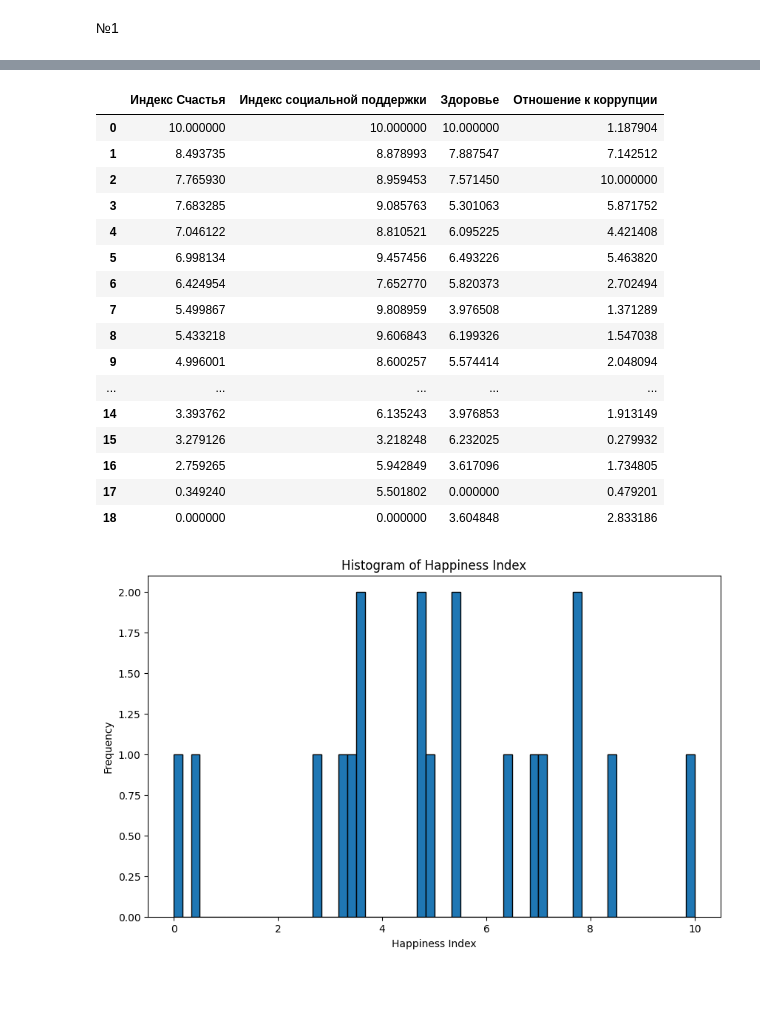
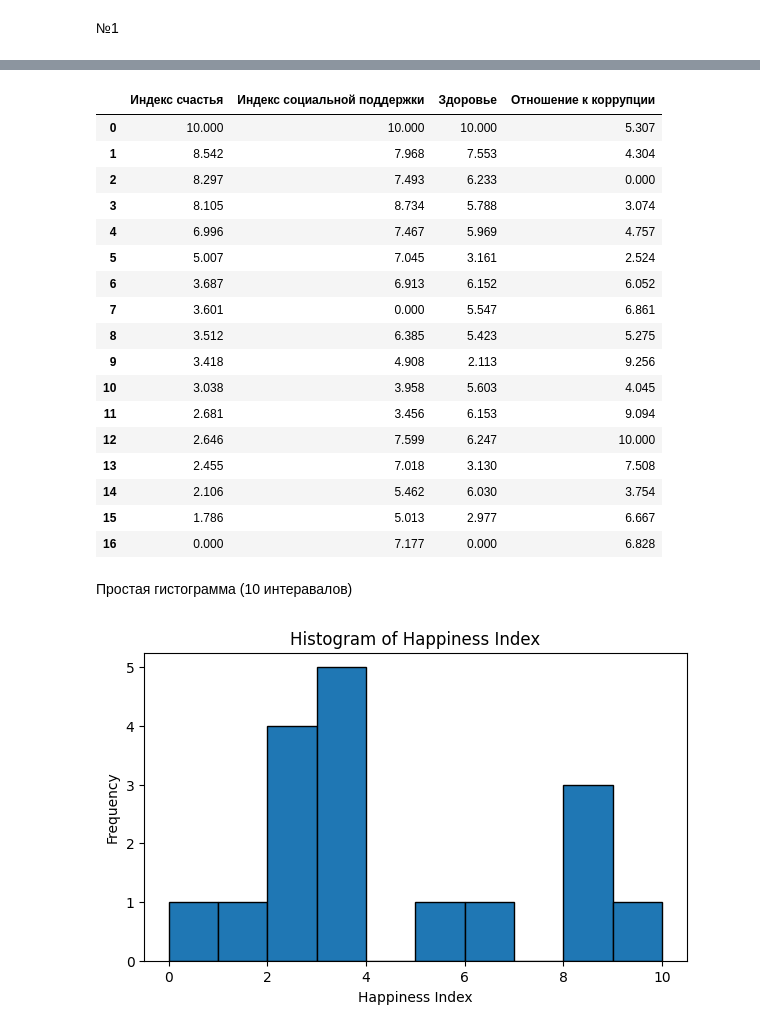
Before and after one commit to Sypoo1/TVIMS, a Jupyter notebook: main.ipynb, the cells around one changed output, grey strips where cells are left out. Saved outputs shown, nothing was run; the diff lists cells and outputs as text; code cells hidden in the pictures; blank space fills up the shorter version.

```diff
--- a/main.ipynb
+++ b/main.ipynb
@@ -2,14 +2,17 @@
 №1
 # %%
 import pandas as pd
+import numpy as np
+from sklearn.preprocessing import MinMaxScaler
+import matplotlib.pyplot as plt
+
+
 df_2015 = pd.read_excel('Индекс счастья - данные 2015-2022 для ИДЗ.xlsx', sheet_name='2015')
 
-countries_2015 = df_2015[df_2015['Region'] == 'Middle East and Northern Africa']['Country'].tolist()
 
-
-df_2017 = pd.read_excel('Индекс счастья - данные 2015-2022 для ИДЗ.xlsx', sheet_name='2017')
-
-df_2017 = df_2017[df_2017['Country'].isin(countries_2015)]
-df_2017 = df_2017[['Индекс Счастья', 'Индекс социальной поддержки','Здоровье','Отношение к коррупции']]
-df_2017
+df_2021 = pd.read_excel('Индекс счастья - данные 2015-2022 для ИДЗ.xlsx', sheet_name='2021')
+df_2021 = df_2021[df_2021['Regional indicator']=='Middle East and North Africa']
+df_2021 = df_2021[['Индекс счастья', 'Индекс социальной поддержки','Здоровье','Отношение к коррупции']]
+df_2021.reset_index(drop=True, inplace=True)
+df_2021
 # %% [output]
@@ -33,39 +37,40 @@ df_2017
 # %%
-from sklearn.preprocessing import MinMaxScaler
+
 
 scaler = MinMaxScaler(feature_range=(0, 10))
-df_2017[['Индекс Счастья', 'Индекс социальной поддержки','Здоровье','Отношение к коррупции']] = scaler.fit_transform(df_2017[['Индекс Счастья', 'Индекс социальной поддержки','Здоровье','Отношение к коррупции']])
-df_2017.reset_index(drop=True, inplace=True)
-df_2017
+df_2021[['Индекс счастья', 'Индекс социальной поддержки','Здоровье','Отношение к коррупции']] = scaler.fit_transform(df_2021[['Индекс счастья', 'Индекс социальной поддержки','Здоровье','Отношение к коррупции']])
+df_2021 = df_2021.round(3)
+df_2021.reset_index(drop=True, inplace=True)
+df_2021
 # %% [output]
-|  | Индекс Счастья | Индекс социальной поддержки | Здоровье | Отношение к коррупции |
-| 0 | 10.000000 | 10.000000 | 10.000000 | 1.187904 |
-| 1 | 8.493735 | 8.878993 | 7.887547 | 7.142512 |
-| 2 | 7.765930 | 8.959453 | 7.571450 | 10.000000 |
-| 3 | 7.683285 | 9.085763 | 5.301063 | 5.871752 |
-| 4 | 7.046122 | 8.810521 | 6.095225 | 4.421408 |
-| 5 | 6.998134 | 9.457456 | 6.493226 | 5.463820 |
-| 6 | 6.424954 | 7.652770 | 5.820373 | 2.702494 |
-| 7 | 5.499867 | 9.808959 | 3.976508 | 1.371289 |
-| 8 | 5.433218 | 9.606843 | 6.199326 | 1.547038 |
-| 9 | 4.996001 | 8.600257 | 5.574414 | 2.048094 |
-| ... | ... | ... | ... | ... |
-| 14 | 3.393762 | 6.135243 | 3.976853 | 1.913149 |
-| 15 | 3.279126 | 3.218248 | 6.232025 | 0.279932 |
-| 16 | 2.759265 | 5.942849 | 3.617096 | 1.734805 |
-| 17 | 0.349240 | 5.501802 | 0.000000 | 0.479201 |
-| 18 | 0.000000 | 0.000000 | 3.604848 | 2.833186 |
+|  | Индекс счастья | Индекс социальной поддержки | Здоровье | Отношение к коррупции |
+| 0 | 10.000 | 10.000 | 10.000 | 5.307 |
+| 1 | 8.542 | 7.968 | 7.553 | 4.304 |
+| 2 | 8.297 | 7.493 | 6.233 | 0.000 |
+| 3 | 8.105 | 8.734 | 5.788 | 3.074 |
+| 4 | 6.996 | 7.467 | 5.969 | 4.757 |
+| 5 | 5.007 | 7.045 | 3.161 | 2.524 |
+| 6 | 3.687 | 6.913 | 6.152 | 6.052 |
+| 7 | 3.601 | 0.000 | 5.547 | 6.861 |
+| 8 | 3.512 | 6.385 | 5.423 | 5.275 |
+| 9 | 3.418 | 4.908 | 2.113 | 9.256 |
+| 10 | 3.038 | 3.958 | 5.603 | 4.045 |
+| 11 | 2.681 | 3.456 | 6.153 | 9.094 |
+| 12 | 2.646 | 7.599 | 6.247 | 10.000 |
+| 13 | 2.455 | 7.018 | 3.130 | 7.508 |
+| 14 | 2.106 | 5.462 | 6.030 | 3.754 |
+| 15 | 1.786 | 5.013 | 2.977 | 6.667 |
+| 16 | 0.000 | 7.177 | 0.000 | 6.828 |
+# %% [markdown]
+Простая гистограмма (10 интеравалов)
 # %%
-import matplotlib.pyplot as plt
 
-# Построение гистограммы для 'Индекс Счастья'
-plt.figure(figsize=(10,6))
-plt.hist(df_2017['Индекс Счастья'], bins=60, edgecolor='black')
+
+plt.figure(figsize=(7,4))
+plt.hist(df_2021['Индекс счастья'], edgecolor='black')
 plt.title('Histogram of Happiness Index')
 plt.xlabel('Happiness Index')
 plt.ylabel('Frequency')
 plt.show()
-
-# Повторите этот процесс для других столбцов, меняя 'Индекс Счастья' на имя другого столбца
 # %% [output]
-[figure, old version]
+[figure, new version]
```
Also changed, not shown: parts of 6 cells of this notebook.
